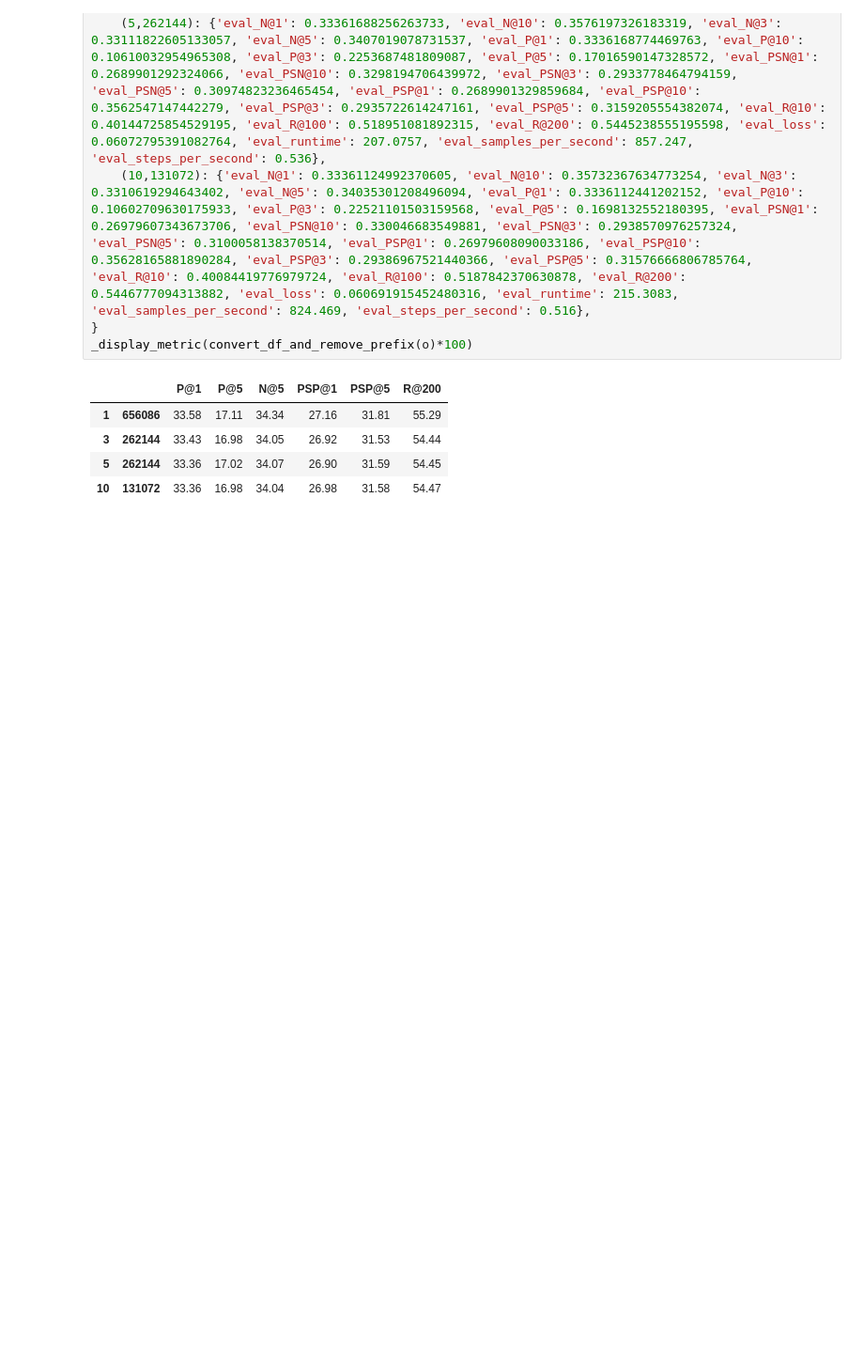
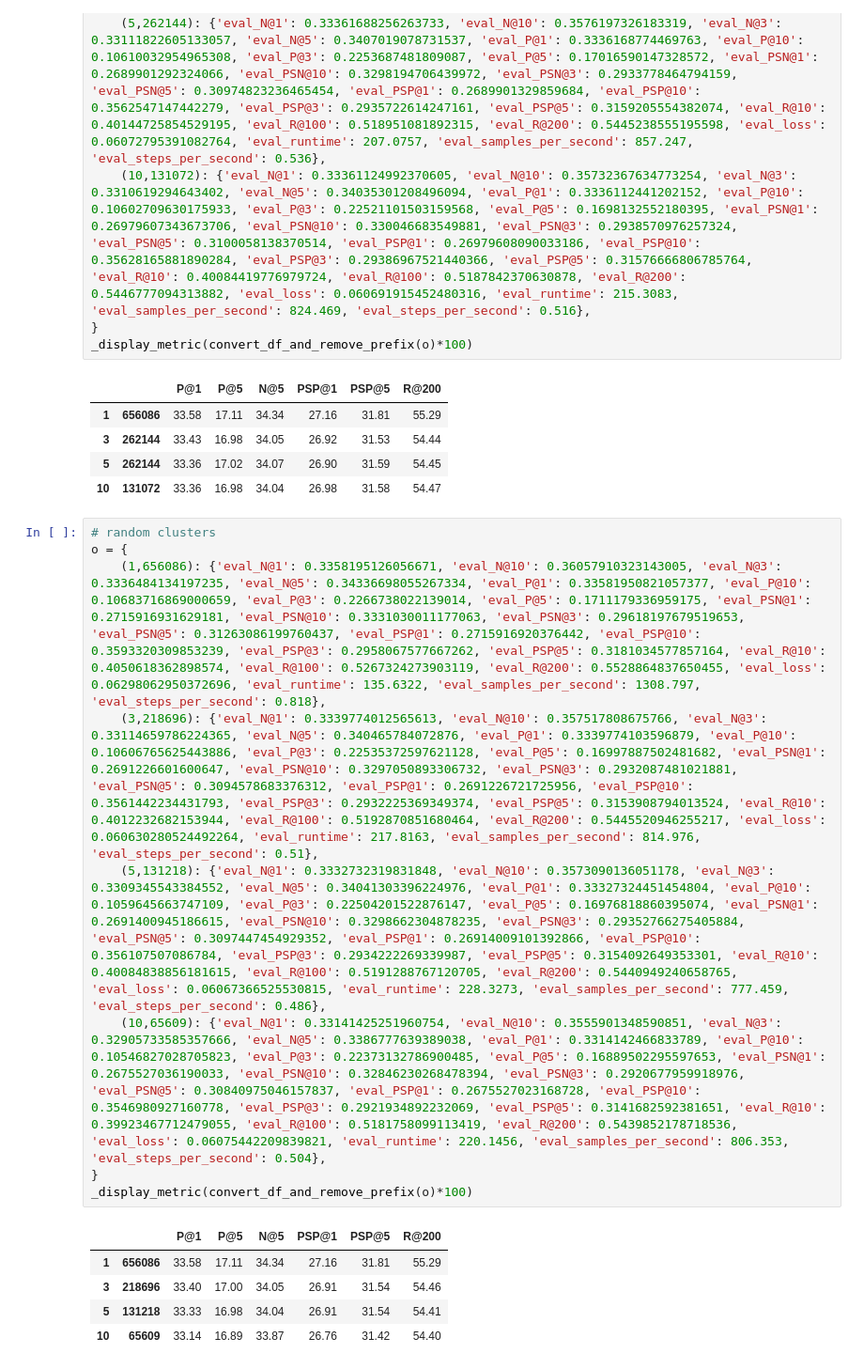
Before and after one commit to suchith720/medic, a Jupyter notebook: nbs/21_experiment-summary.ipynb, the cells around one changed output. Shown at 94% size. Saved outputs shown, nothing was run; the diff lists cells and outputs as text; blank space fills up the shorter version.

```diff
--- a/nbs/21_experiment-summary.ipynb
+++ b/nbs/21_experiment-summary.ipynb
@@ -1703,3 +1759,18 @@ _display_metric(convert_df_and_remove_prefix(o)*100)
 | 3 | 262144 | 33.43 | 16.98 | 34.05 | 26.92 | 31.53 | 54.44 |
 | 5 | 262144 | 33.36 | 17.02 | 34.07 | 26.90 | 31.59 | 54.45 |
 | 10 | 131072 | 33.36 | 16.98 | 34.04 | 26.98 | 31.58 | 54.47 |
+# %%
+# random clusters
+o = {
+    (1,656086): {'eval_N@1': 0.3358195126056671, 'eval_N@10': 0.36057910323143005, 'eval_N@3': 0.3336484134197235, 'eval_N@5': 0.34336698055267334, 'eval_P@1': 0.33581950821057377, 'eval_P@10': 0.10683716869000659, 'eval_P@3': 0.2266738022139014, 'eval_P@5': 0.1711179336959175, 'eval_PSN@1': 0.2715916931629181, 'eval_PSN@10': 0.3331030011177063, 'eval_PSN@3': 0.29618197679519653, 'eval_PSN@5': 0.31263086199760437, 'eval_PSP@1': 0.2715916920376442, 'eval_PSP@10': 0.3593320309853239, 'eval_PSP@3': 0.2958067577667262, 'eval_PSP@5': 0.3181034577857164, 'eval_R@10': 0.4050618362898574, 'eval_R@100': 0.5267324273903119, 'eval_R@200': 0.5528864837650455, 'eval_loss': 0.06298062950372696, 'eval_runtime': 135.6322, 'eval_samples_per_second': 1308.797, 'eval_steps_per_second': 0.818},
+    (3,218696): {'eval_N@1': 0.3339774012565613, 'eval_N@10': 0.357517808675766, 'eval_N@3': 0.33114659786224365, 'eval_N@5': 0.340465784072876, 'eval_P@1': 0.3339774103596879, 'eval_P@10': 0.10606765625443886, 'eval_P@3': 0.22535372597621128, 'eval_P@5': 0.16997887502481682, 'eval_PSN@1': 0.2691226601600647, 'eval_PSN@10': 0.3297050893306732, 'eval_PSN@3': 0.2932087481021881, 'eval_PSN@5': 0.3094578683376312, 'eval_PSP@1': 0.2691226721725956, 'eval_PSP@10': 0.3561442234431793, 'eval_PSP@3': 0.2932225369349374, 'eval_PSP@5': 0.3153908794013524, 'eval_R@10': 0.4012232682153944, 'eval_R@100': 0.5192870851680464, 'eval_R@200': 0.5445520946255217, 'eval_loss': 0.060630280524492264, 'eval_runtime': 217.8163, 'eval_samples_per_second': 814.976, 'eval_steps_per_second': 0.51},
+    (5,131218): {'eval_N@1': 0.3332732319831848, 'eval_N@10': 0.3573090136051178, 'eval_N@3': 0.3309345543384552, 'eval_N@5': 0.34041303396224976, 'eval_P@1': 0.33327324451454804, 'eval_P@10': 0.1059645663747109, 'eval_P@3': 0.22504201522876147, 'eval_P@5': 0.16976818860395074, 'eval_PSN@1': 0.2691400945186615, 'eval_PSN@10': 0.3298662304878235, 'eval_PSN@3': 0.29352766275405884, 'eval_PSN@5': 0.3097447454929352, 'eval_PSP@1': 0.26914009101392866, 'eval_PSP@10': 0.356107507086784, 'eval_PSP@3': 0.2934222269339987, 'eval_PSP@5': 0.3154092649353301, 'eval_R@10': 0.40084838856181615, 'eval_R@100': 0.5191288767120705, 'eval_R@200': 0.5440949240658765, 'eval_loss': 0.06067366525530815, 'eval_runtime': 228.3273, 'eval_samples_per_second': 777.459, 'eval_steps_per_second': 0.486},
+    (10,65609): {'eval_N@1': 0.33141425251960754, 'eval_N@10': 0.3555901348590851, 'eval_N@3': 0.32905733585357666, 'eval_N@5': 0.3386777639389038, 'eval_P@1': 0.3314142466833789, 'eval_P@10': 0.10546827028705823, 'eval_P@3': 0.22373132786900485, 'eval_P@5': 0.16889502295597653, 'eval_PSN@1': 0.2675527036190033, 'eval_PSN@10': 0.32846230268478394, 'eval_PSN@3': 0.2920677959918976, 'eval_PSN@5': 0.30840975046157837, 'eval_PSP@1': 0.2675527023168728, 'eval_PSP@10': 0.3546980927160778, 'eval_PSP@3': 0.2921934892232069, 'eval_PSP@5': 0.3141682592381651, 'eval_R@10': 0.39923467712479055, 'eval_R@100': 0.5181758099113419, 'eval_R@200': 0.5439852178718536, 'eval_loss': 0.06075442209839821, 'eval_runtime': 220.1456, 'eval_samples_per_second': 806.353, 'eval_steps_per_second': 0.504},
+}
+_display_metric(convert_df_and_remove_prefix(o)*100)
+# %% [output]
+|  |  | P@1 | P@5 | N@5 | PSP@1 | PSP@5 | R@200 |
+| 1 | 656086 | 33.58 | 17.11 | 34.34 | 27.16 | 31.81 | 55.29 |
+| 3 | 218696 | 33.40 | 17.00 | 34.05 | 26.91 | 31.54 | 54.46 |
+| 5 | 131218 | 33.33 | 16.98 | 34.04 | 26.91 | 31.54 | 54.41 |
+| 10 | 65609 | 33.14 | 16.89 | 33.87 | 26.76 | 31.42 | 54.40 |
```
Also changed, not shown: parts of 6 cells of this notebook, 21 other files.
